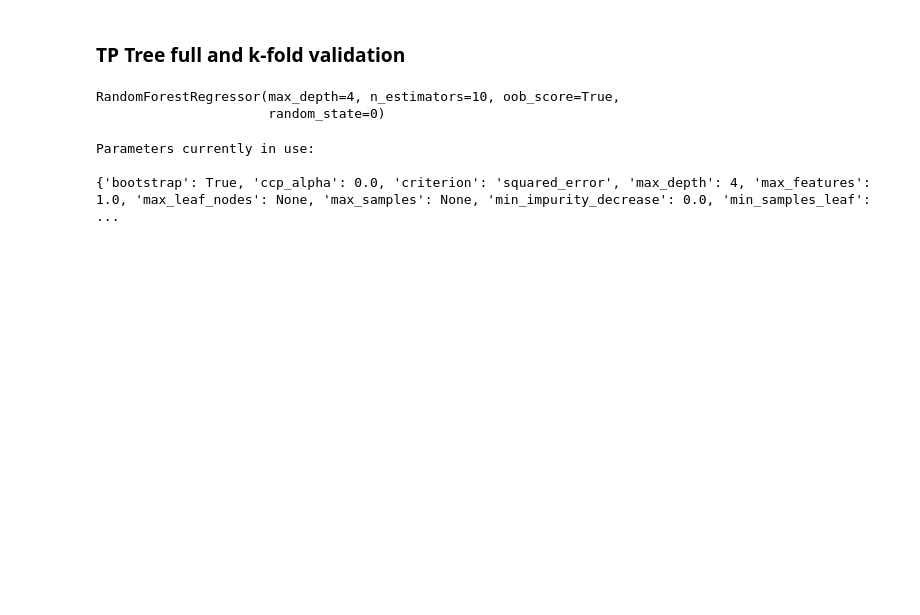
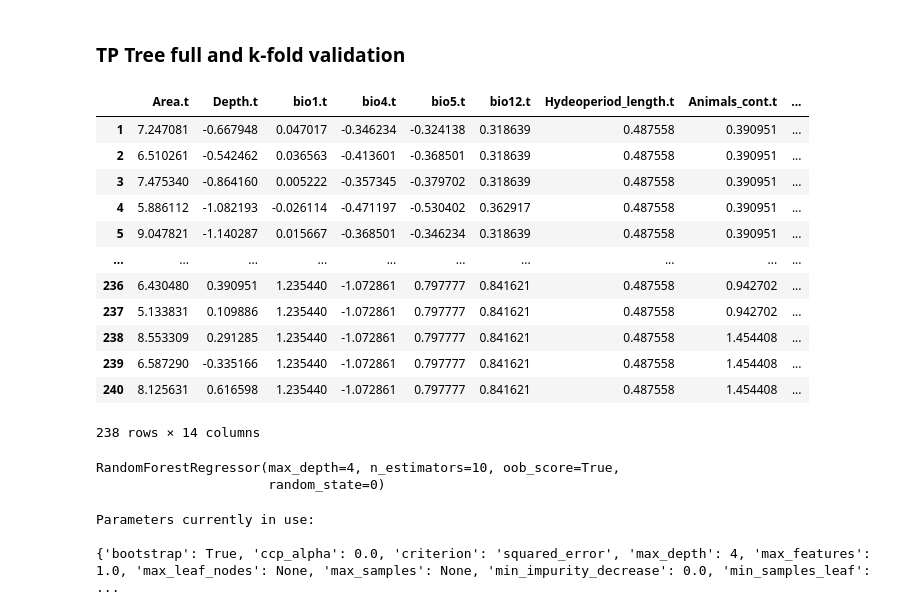
Before and after one commit to jingsday/ponderful_Scripts, a Jupyter notebook: ponderful_Scripts_random_forest/ponderful_Scripts_rf_regression_norm.ipynb, the cells around one changed output. Saved outputs shown, nothing was run; the diff lists cells and outputs as text; code cells hidden in the pictures; blank space fills up the shorter version.

```diff
--- a/ponderful_Scripts_random_forest/ponderful_Scripts_rf_regression_norm.ipynb
+++ b/ponderful_Scripts_random_forest/ponderful_Scripts_rf_regression_norm.ipynb
@@ -103,6 +119,22 @@ X = Phy_Che_random_forest_df[['Area.t', 'Depth.t','bio1.t', 'bio4.t', 'bio5.t','
        'Pastures.and.open.nature_500_qt','Urban_500_qt']]
 
 y = Phy_Che_random_forest_df['TP']
+# %%
+X
+# %% [output]
+|  | Area.t | Depth.t | bio1.t | bio4.t | bio5.t | bio12.t | Hydeoperiod_length.t | Animals_cont.t | ... |
+| 1 | 7.247081 | -0.667948 | 0.047017 | -0.346234 | -0.324138 | 0.318639 | 0.487558 | 0.390951 | ... |
+| 2 | 6.510261 | -0.542462 | 0.036563 | -0.413601 | -0.368501 | 0.318639 | 0.487558 | 0.390951 | ... |
+| 3 | 7.475340 | -0.864160 | 0.005222 | -0.357345 | -0.379702 | 0.318639 | 0.487558 | 0.390951 | ... |
+| 4 | 5.886112 | -1.082193 | -0.026114 | -0.471197 | -0.530402 | 0.362917 | 0.487558 | 0.390951 | ... |
+| 5 | 9.047821 | -1.140287 | 0.015667 | -0.368501 | -0.346234 | 0.318639 | 0.487558 | 0.390951 | ... |
+| ... | ... | ... | ... | ... | ... | ... | ... | ... | ... |
+| 236 | 6.430480 | 0.390951 | 1.235440 | -1.072861 | 0.797777 | 0.841621 | 0.487558 | 0.942702 | ... |
+| 237 | 5.133831 | 0.109886 | 1.235440 | -1.072861 | 0.797777 | 0.841621 | 0.487558 | 0.942702 | ... |
+| 238 | 8.553309 | 0.291285 | 1.235440 | -1.072861 | 0.797777 | 0.841621 | 0.487558 | 1.454408 | ... |
+| 239 | 6.587290 | -0.335166 | 1.235440 | -1.072861 | 0.797777 | 0.841621 | 0.487558 | 1.454408 | ... |
+| 240 | 8.125631 | 0.616598 | 1.235440 | -1.072861 | 0.797777 | 0.841621 | 0.487558 | 1.454408 | ... |
+238 rows × 14 columns
 # %%
 
 # Fitting Random Forest Regression to the dataset
```
Also changed, not shown: parts of 1 cell of this notebook, 1 other file.
